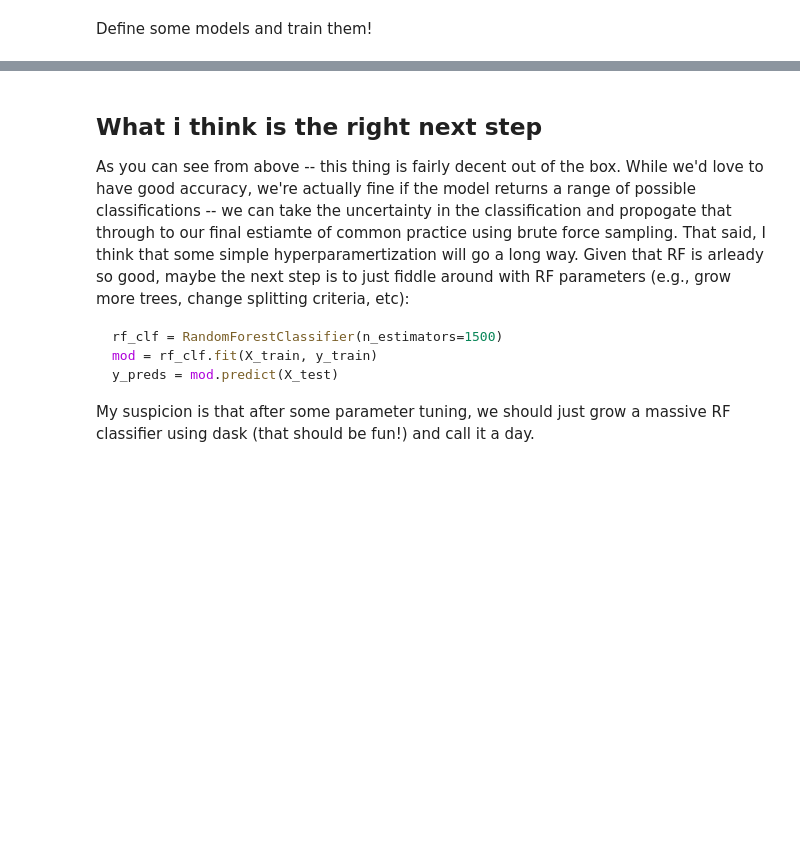
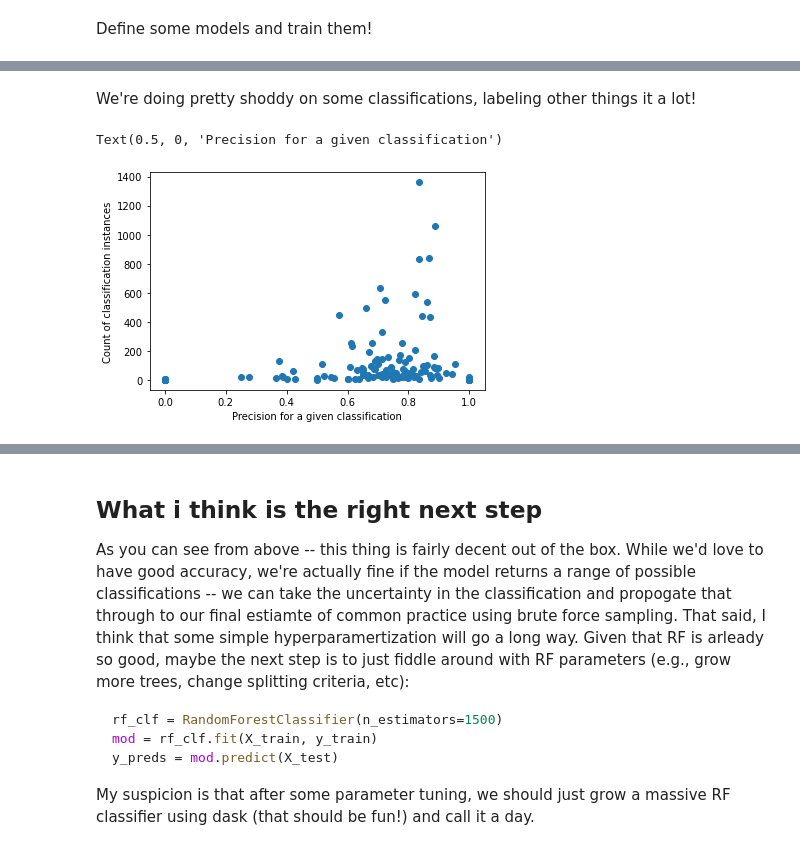
Before and after one commit to carbonplan/forest-offsets, a Jupyter notebook: notebooks/intro-to-fortyp-classification.ipynb, the cells around one changed output, grey strips where cells are left out. Saved outputs shown, nothing was run; the diff lists cells and outputs as text; code cells hidden in the pictures; blank space fills up the shorter version.

```diff
--- a/notebooks/intro-to-fortyp-classification.ipynb
+++ b/notebooks/intro-to-fortyp-classification.ipynb
@@ -306,0 +437,10 @@ for name, clf in clfs.items():
+# %% [markdown]
+We're doing pretty shoddy on some classifications, labeling other things it a lot!
+# %%
+precision, recall, fscore, support = precision_recall_fscore_support(y_test, y_pred)
+plt.scatter(precision, support)
+plt.ylabel('Count of classification instances')
+plt.xlabel('Precision for a given classification')
+# %% [output]
+Text(0.5, 0, 'Precision for a given classification')
+[figure, added]
```
Also changed, not shown: parts of 58 cells of this notebook.
